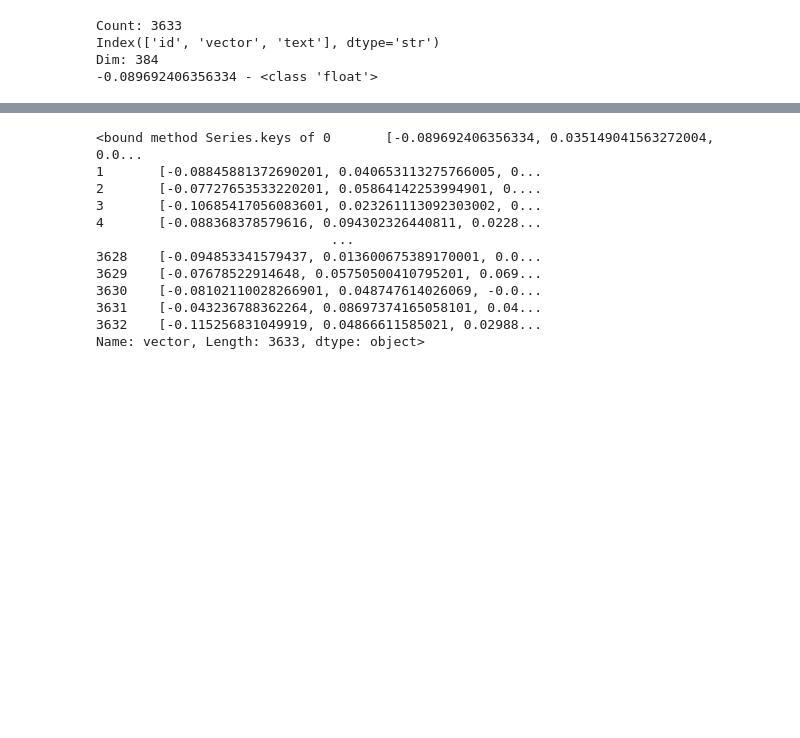
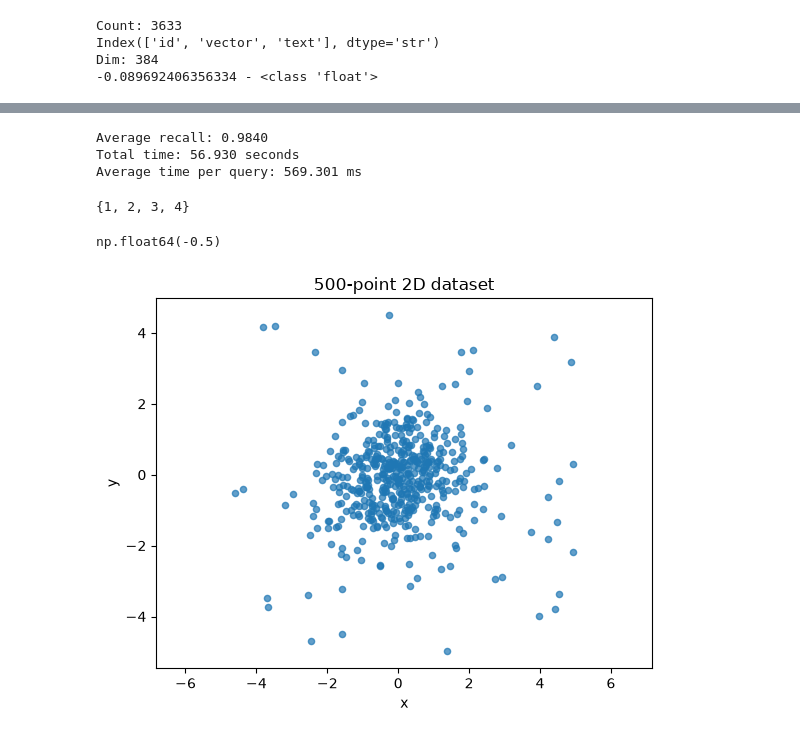
Before and after one commit to N0-0BIE/EX9BLV_HNSW_Preordering, a Jupyter notebook: code/project.ipynb, the cells around one changed output, grey strips where cells are left out. Drawn from its saved outputs; the diff is of its cells as text; code cells hidden in the pictures; blank space fills up the shorter version.

Commit message:
calculate_lid + működési tesztek

```diff
--- a/code/project.ipynb
+++ b/code/project.ipynb
@@ -155,16 +159,46 @@ print(f"{(end-start)*1000} ms")
+# %%
+# HNSW_benchmark teszt futás
+bm = HNSW_benchmark(data=df.vector, M=16, ef_construction=128)
+
+rng = np.random.default_rng(42)
+indices = rng.choice(len(df), size=100, replace=False)
+queries = [df.vector.iloc[i] for i in indices]
+
+start = time()
+recalls = [bm.run(query, n_tries=1, k=10, ef_search=40) for query in queries]
+elapsed = time() - start
+
+print(f"Average recall: {np.mean(recalls):.4f}")
+print(f"Total time: {elapsed:.3f} seconds")
+print(f"Average time per query: {elapsed / len(queries) * 1000:.3f} ms")
+# %% [output]
+Average recall: 0.9840
+Total time: 56.930 seconds
+Average time per query: 569.301 ms
 # %%
 # print(np.argwhere(df.vector, q))
 # print(df.vector.keys)
+
+a = set([1, 1, 2, 1, 4, 3])
+
+print(a)
 # %% [output]
-<bound method Series.keys of 0       [-0.089692406356334, 0.035149041563272004, 0.0...
-1       [-0.08845881372690201, 0.040653113275766005, 0...
-2       [-0.07727653533220201, 0.05864142253994901, 0....
-3       [-0.10685417056083601, 0.023261113092303002, 0...
-4       [-0.088368378579616, 0.094302326440811, 0.0228...
-                              ...
-3628    [-0.094853341579437, 0.013600675389170001, 0.0...
-3629    [-0.07678522914648, 0.05750500410795201, 0.069...
-3630    [-0.08102110028266901, 0.048747614026069, -0.0...
-3631    [-0.043236788362264, 0.08697374165058101, 0.04...
-3632    [-0.115256831049919, 0.04866611585021, 0.02988...
-Name: vector, Length: 3633, dtype: object>
+{1, 2, 3, 4}
+np.float64(-0.5)
+# %%
+rng_2d = np.random.default_rng(42)
+
+clustered = rng_2d.normal(loc=0, scale=1, size=(450, 2))
+scattered = rng_2d.uniform(low=-5, high=5, size=(50, 2))
+
+points_2d = np.vstack([clustered, scattered])
+rng_2d.shuffle(points_2d)
+
+plt.scatter(points_2d[:, 0], points_2d[:, 1], s=20, alpha=0.7)
+plt.title("500-point 2D dataset")
+plt.xlabel("x")
+plt.ylabel("y")
+plt.axis("equal")
+plt.show()
+# %% [output]
+[figure, added]
```
Also changed, not shown: parts of 6 cells of this notebook.
